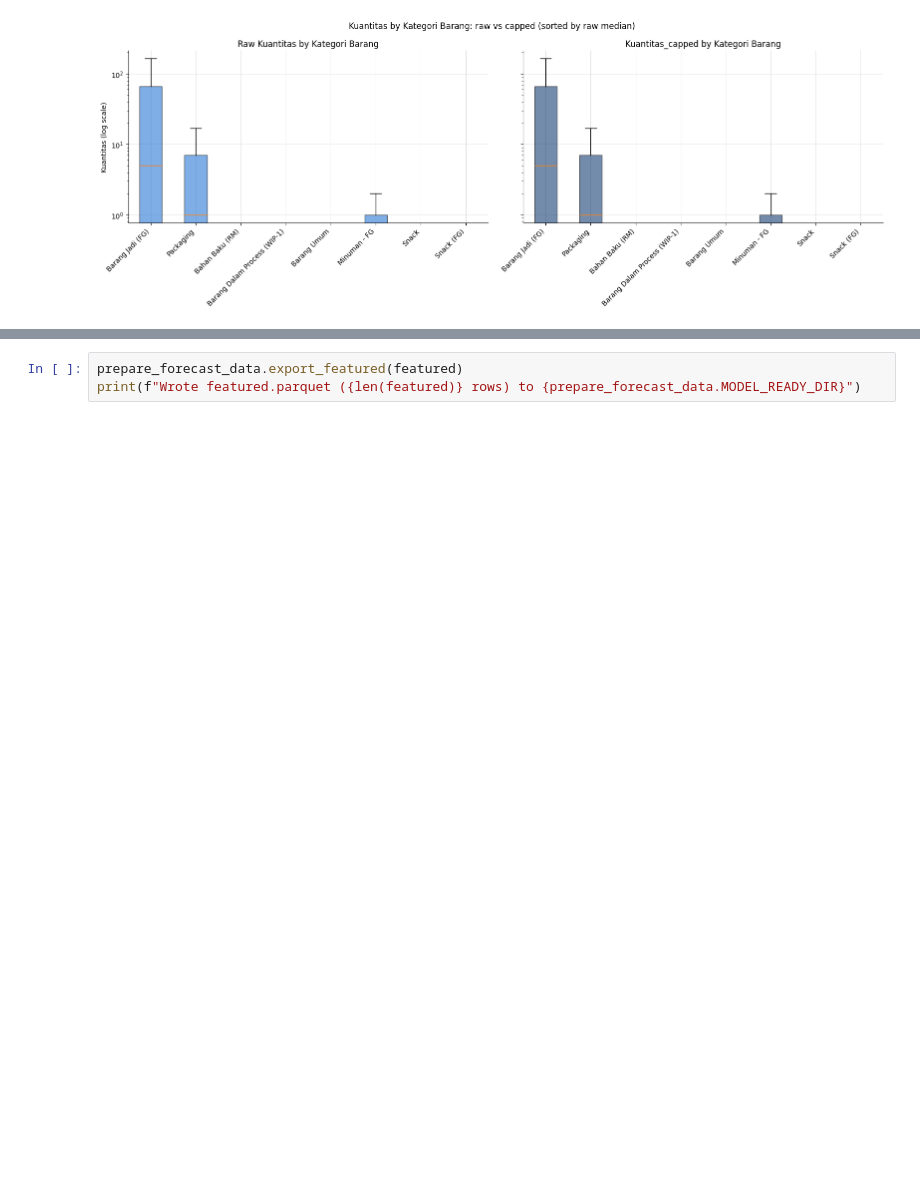
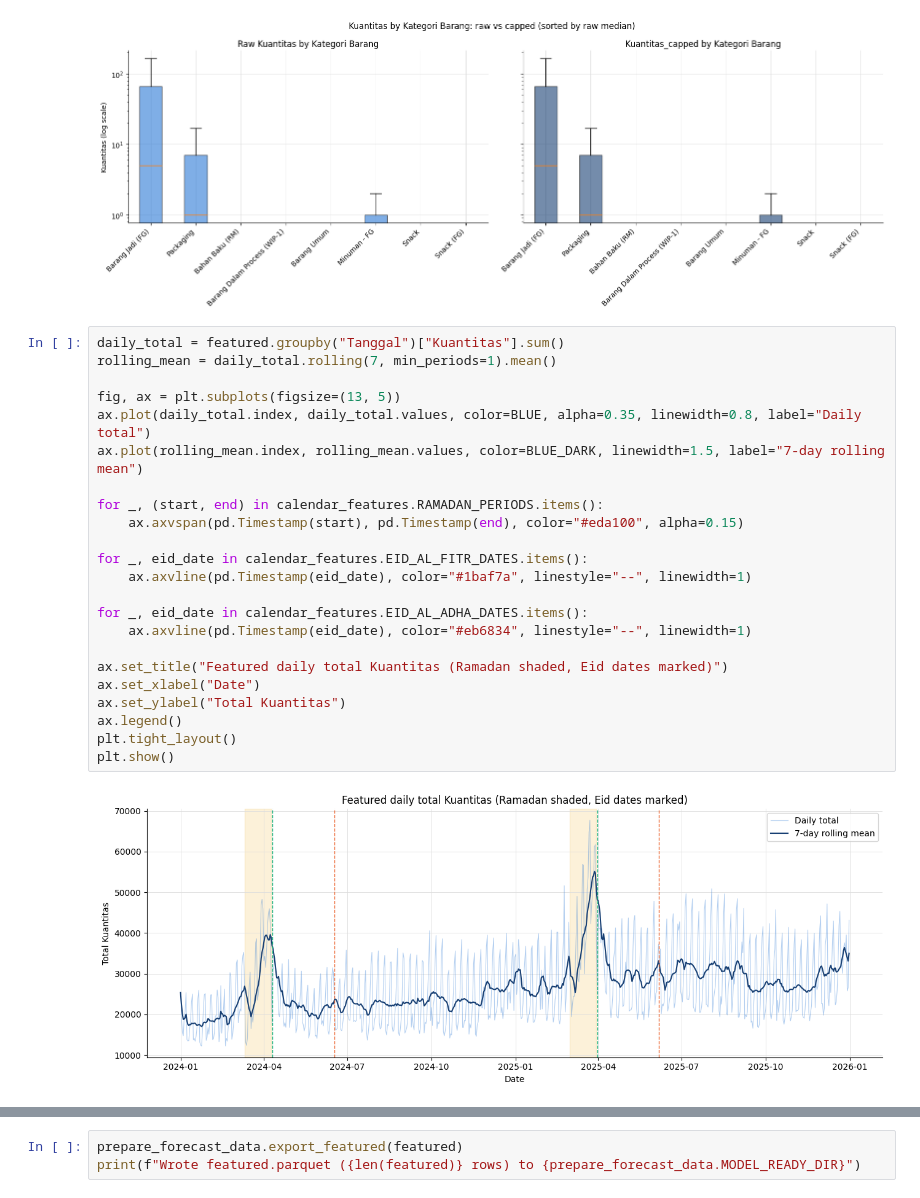
Before and after one commit to ramapdp/forecast-scm, a Jupyter notebook: notebook/data-processing.ipynb, the cells around one changed output, grey strips where cells are left out. Drawn from its saved outputs; the diff is of its cells as text; blank space fills up the shorter version.

```diff
--- a/notebook/data-processing.ipynb
+++ b/notebook/data-processing.ipynb
@@ -515,3 +515,28 @@ plt.tight_layout()
 plt.show()
 # %% [output]
 [figure]
+# %%
+daily_total = featured.groupby("Tanggal")["Kuantitas"].sum()
+rolling_mean = daily_total.rolling(7, min_periods=1).mean()
+
+fig, ax = plt.subplots(figsize=(13, 5))
+ax.plot(daily_total.index, daily_total.values, color=BLUE, alpha=0.35, linewidth=0.8, label="Daily total")
+ax.plot(rolling_mean.index, rolling_mean.values, color=BLUE_DARK, linewidth=1.5, label="7-day rolling mean")
+
+for _, (start, end) in calendar_features.RAMADAN_PERIODS.items():
+    ax.axvspan(pd.Timestamp(start), pd.Timestamp(end), color="#eda100", alpha=0.15)
+
+for _, eid_date in calendar_features.EID_AL_FITR_DATES.items():
+    ax.axvline(pd.Timestamp(eid_date), color="#1baf7a", linestyle="--", linewidth=1)
+
+for _, eid_date in calendar_features.EID_AL_ADHA_DATES.items():
+    ax.axvline(pd.Timestamp(eid_date), color="#eb6834", linestyle="--", linewidth=1)
+
+ax.set_title("Featured daily total Kuantitas (Ramadan shaded, Eid dates marked)")
+ax.set_xlabel("Date")
+ax.set_ylabel("Total Kuantitas")
+ax.legend()
+plt.tight_layout()
+plt.show()
+# %% [output]
+[figure, added]
```
Also changed, not shown: parts of 2 cells of this notebook.
